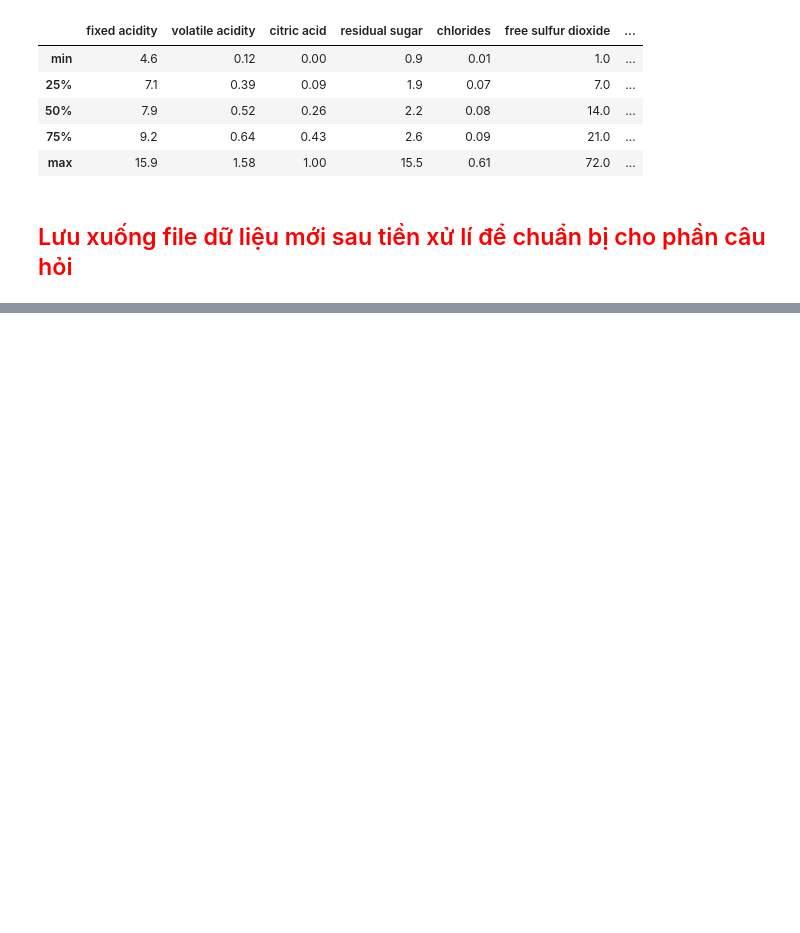
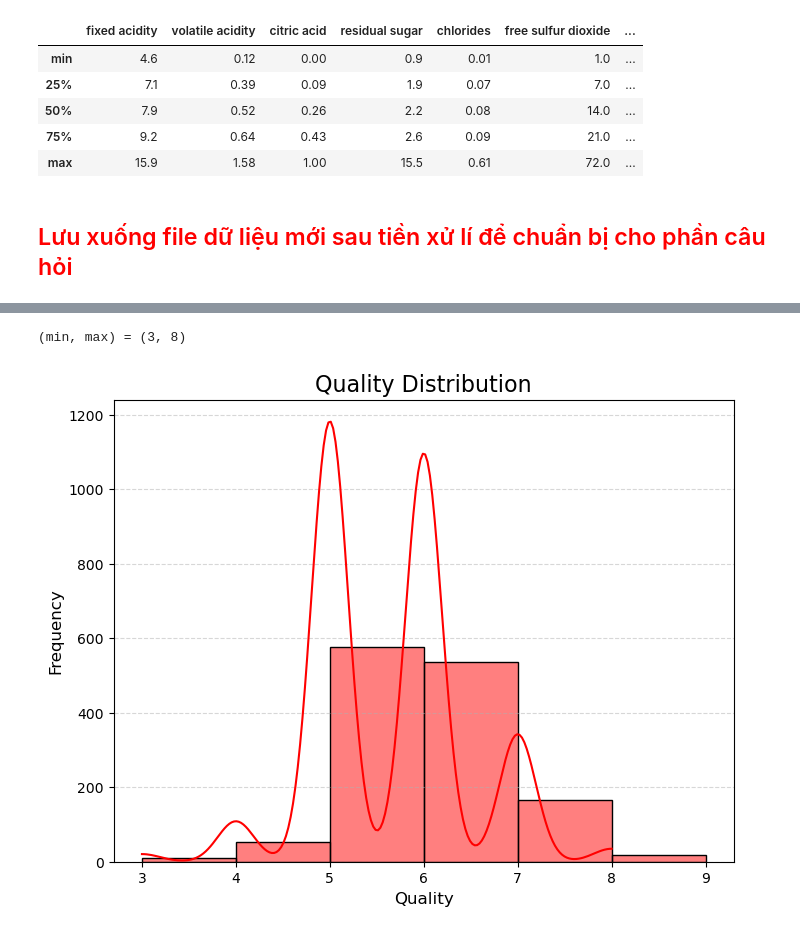
Before and after one commit to Yogurt01/Programming_DataScience_G22, a Jupyter notebook: Source_codes/Data Exploration & Data Preprocessing.ipynb, the cells around one changed output, grey strips where cells are left out. Drawn from its saved outputs; the diff is of its cells as text; code cells hidden in the pictures; blank space fills up the shorter version.

```diff
--- a/Source_codes/Data Exploration & Data Preprocessing.ipynb
+++ b/Source_codes/Data Exploration & Data Preprocessing.ipynb
@@ -182,0 +301,15 @@ red_wine_quality_df.to_csv('new-redwine-quality.csv', index = False)
+# %%
+# Xem khoảng giá trị của cột quality
+print(f'(min, max) = ({red_wine_quality_df["quality"].min()}, {red_wine_quality_df["quality"].max()})')
+
+# Vẽ biểu đồ histogram cho cột quality
+plt.figure(figsize=(8, 6))
+sns.histplot(red_wine_quality_df['quality'], bins=range(red_wine_quality_df['quality'].min(), red_wine_quality_df['quality'].max() + 2), kde=True, color='red', edgecolor='black')
+plt.title('Quality Distribution', fontsize=16)
+plt.xlabel('Quality', fontsize=12)
+plt.ylabel('Frequency', fontsize=12)
+plt.grid(axis='y', linestyle='--', alpha=0.5)
+plt.show()
+# %% [output]
+(min, max) = (3, 8)
+[figure, added]
```
Also changed, not shown: parts of 30 cells of this notebook, 1 other file.
